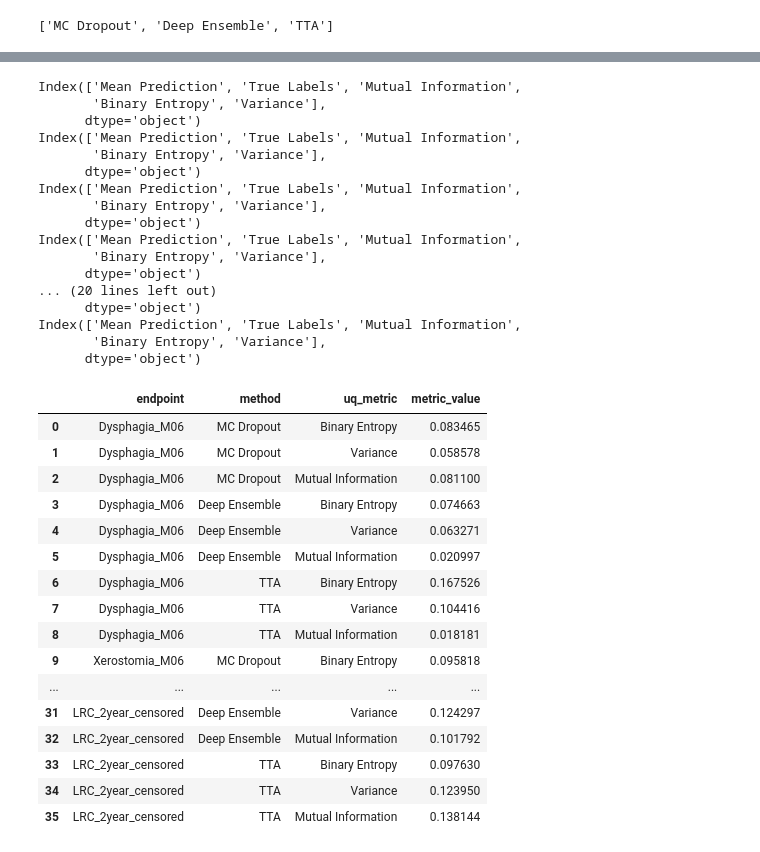
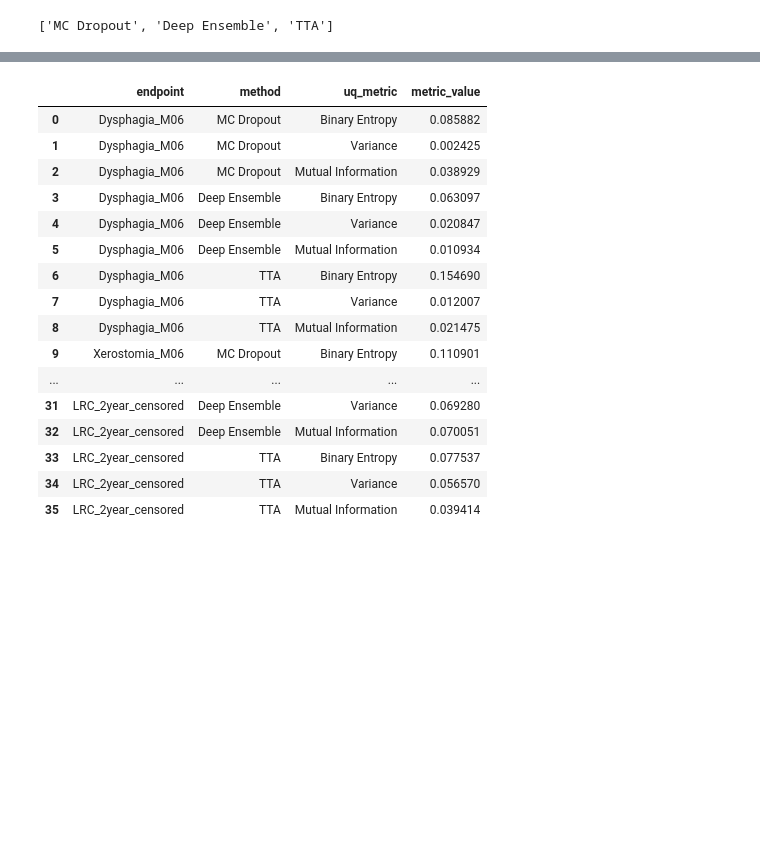
Before and after one commit to DLinRadiotherapyUMCG/PR3DICTR, a Jupyter notebook: metrics_testing.ipynb, the cells around one changed output, grey strips where cells are left out. Cells and saved outputs as stored; diff of their text form; code cells hidden in the pictures; blank space fills up the shorter version.

```diff
--- a/metrics_testing.ipynb
+++ b/metrics_testing.ipynb
@@ -116,12 +31,12 @@ ALL_DFS_DICT = {
        #"Conformal_2" : pd.read_csv("/home/macraedc/rt_pred_results/Tune MC Xerostomia SGD/50/model_1/all_predictions.csv", sep=';')
    },
    'OS_2year_censored' : {
-        "MC Dropout": pd.read_csv("/home/macraedc/UQ_results/Tune MC OS/20/model_1/all_predictions.csv", sep=';'),
+        "MC Dropout": pd.read_csv("/home/macraedc/UQ_results/Tune MC OS/10/model_1/all_predictions.csv", sep=';'),
         "Deep Ensemble": pd.read_csv("/home/macraedc/UQ_results/Deep Ensemble/OS/all_predictions.csv", sep=';'),
         "TTA": pd.read_csv("/home/macraedc/UQ_results/TTA/OS/model_1/all_predictions.csv", sep=';'),
             },
     'LRC_2year_censored' : {
-            "MC Dropout": pd.read_csv("/home/macraedc/UQ_results/Tune MC LRC/20/model_1/all_predictions.csv", sep=';'),
+            "MC Dropout": pd.read_csv("/home/macraedc/UQ_results/Tune MC LRC/10/model_1/all_predictions.csv", sep=';'),
             "Deep Ensemble": pd.read_csv("/home/macraedc/UQ_results/Deep Ensemble/LRC/all_predictions.csv", sep=';'),
             "TTA": pd.read_csv("/home/macraedc/UQ_results/TTA/LRC/model_1/all_predictions.csv", sep=';'),
                 }
@@ -316,52 +166,35 @@ plt.show()
 # %%
 from src.uncertainty.metrics.make_table import make_nested_UQ_table
-from src.evaluation.metrics.calibration import ECE
+from src.evaluation.metrics.calibration import ECE, ACE
 
-metric_func  = ECE
+metric_func  = ACE  # NOTE: NOT USED IN MAKE_TABLE.PY
 
 df_metrics = make_nested_UQ_table(
     config,
     UQ_RESULTS_DICT,
     ENDPOINT_TYPES,
     UQ_methods_list,
     UQ_metrics_list,
     metric_func,
     N_bins = 5
 )
 
 df_metrics
 # %% [output]
-Index(['Mean Prediction', 'True Labels', 'Mutual Information',
-       'Binary Entropy', 'Variance'],
-      dtype='object')
-Index(['Mean Prediction', 'True Labels', 'Mutual Information',
-       'Binary Entropy', 'Variance'],
-      dtype='object')
-Index(['Mean Prediction', 'True Labels', 'Mutual Information',
-       'Binary Entropy', 'Variance'],
-      dtype='object')
-Index(['Mean Prediction', 'True Labels', 'Mutual Information',
-       'Binary Entropy', 'Variance'],
-      dtype='object')
-... (20 lines left out)
-      dtype='object')
-Index(['Mean Prediction', 'True Labels', 'Mutual Information',
-       'Binary Entropy', 'Variance'],
-      dtype='object')
 |  | endpoint | method | uq_metric | metric_value |
-| 0 | Dysphagia_M06 | MC Dropout | Binary Entropy | 0.083465 |
-| 1 | Dysphagia_M06 | MC Dropout | Variance | 0.058578 |
-| 2 | Dysphagia_M06 | MC Dropout | Mutual Information | 0.081100 |
-| 3 | Dysphagia_M06 | Deep Ensemble | Binary Entropy | 0.074663 |
-| 4 | Dysphagia_M06 | Deep Ensemble | Variance | 0.063271 |
-| 5 | Dysphagia_M06 | Deep Ensemble | Mutual Information | 0.020997 |
-| 6 | Dysphagia_M06 | TTA | Binary Entropy | 0.167526 |
-| 7 | Dysphagia_M06 | TTA | Variance | 0.104416 |
-| 8 | Dysphagia_M06 | TTA | Mutual Information | 0.018181 |
-| 9 | Xerostomia_M06 | MC Dropout | Binary Entropy | 0.095818 |
+| 0 | Dysphagia_M06 | MC Dropout | Binary Entropy | 0.085882 |
+| 1 | Dysphagia_M06 | MC Dropout | Variance | 0.002425 |
+| 2 | Dysphagia_M06 | MC Dropout | Mutual Information | 0.038929 |
+| 3 | Dysphagia_M06 | Deep Ensemble | Binary Entropy | 0.063097 |
+| 4 | Dysphagia_M06 | Deep Ensemble | Variance | 0.020847 |
+| 5 | Dysphagia_M06 | Deep Ensemble | Mutual Information | 0.010934 |
+| 6 | Dysphagia_M06 | TTA | Binary Entropy | 0.154690 |
+| 7 | Dysphagia_M06 | TTA | Variance | 0.012007 |
+| 8 | Dysphagia_M06 | TTA | Mutual Information | 0.021475 |
+| 9 | Xerostomia_M06 | MC Dropout | Binary Entropy | 0.110901 |
 | ... | ... | ... | ... | ... |
-| 31 | LRC_2year_censored | Deep Ensemble | Variance | 0.124297 |
-| 32 | LRC_2year_censored | Deep Ensemble | Mutual Information | 0.101792 |
-| 33 | LRC_2year_censored | TTA | Binary Entropy | 0.097630 |
-| 34 | LRC_2year_censored | TTA | Variance | 0.123950 |
-| 35 | LRC_2year_censored | TTA | Mutual Information | 0.138144 |
+| 31 | LRC_2year_censored | Deep Ensemble | Variance | 0.069280 |
+| 32 | LRC_2year_censored | Deep Ensemble | Mutual Information | 0.070051 |
+| 33 | LRC_2year_censored | TTA | Binary Entropy | 0.077537 |
+| 34 | LRC_2year_censored | TTA | Variance | 0.056570 |
+| 35 | LRC_2year_censored | TTA | Mutual Information | 0.039414 |
```
Also changed, not shown: parts of 6 cells of this notebook, 21 other files.
